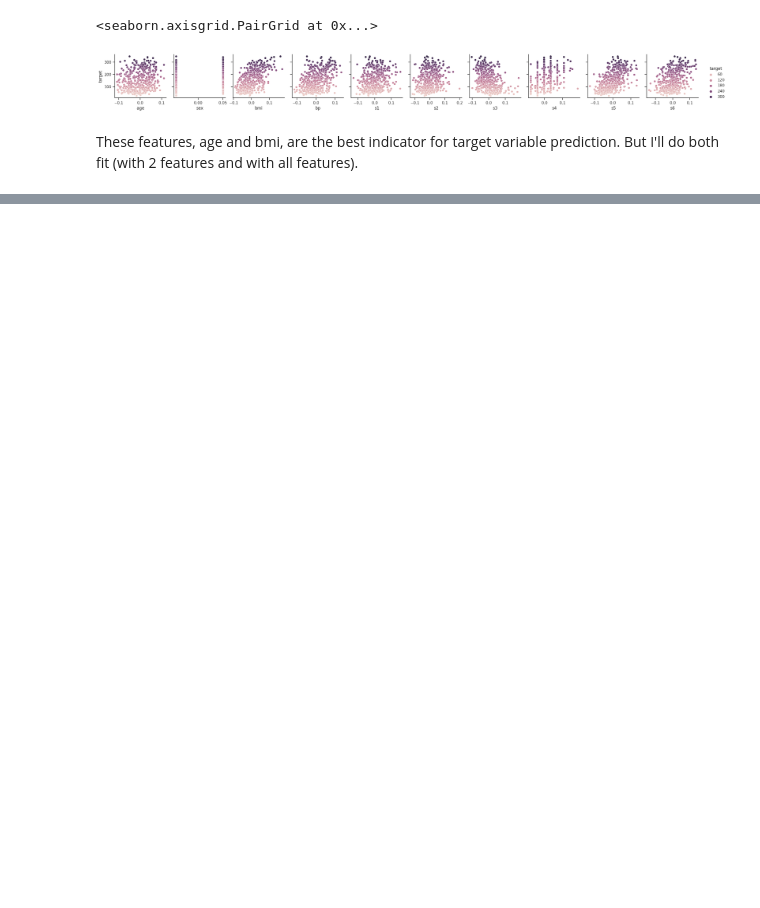
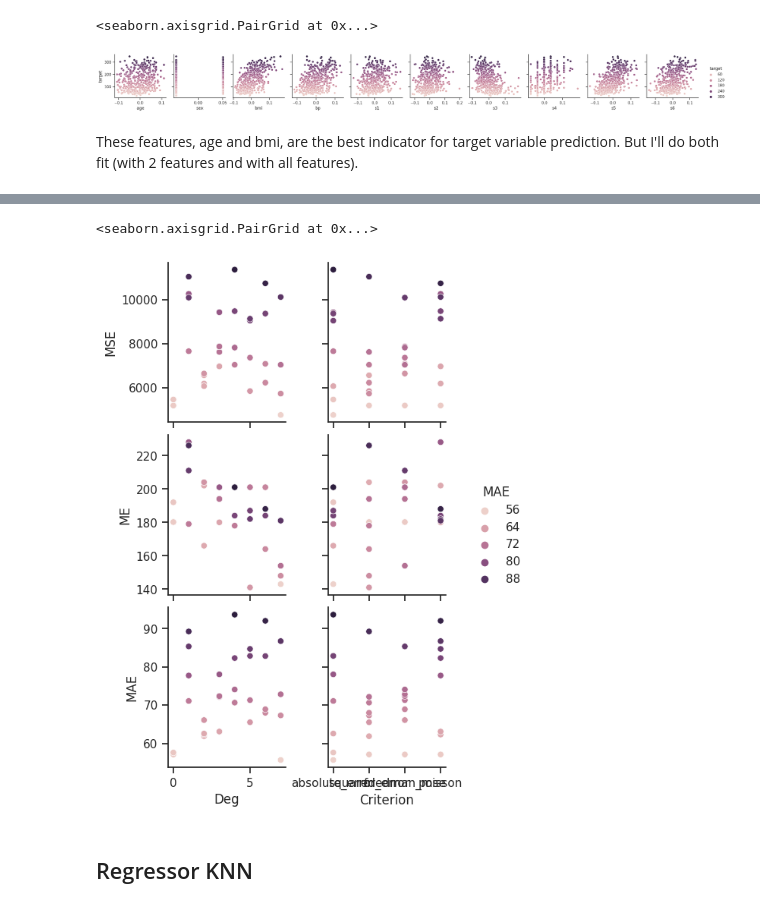
Before and after one commit to lorenzo-arcioni/master-ds, a Jupyter notebook: lezione_5/Approfondimenti/diabetes_analysis.ipynb, the cells around one changed output, grey strips where cells are left out. Cells and saved outputs as stored; diff of their text form; code cells hidden in the pictures; blank space fills up the shorter version.

```diff
--- a/lezione_5/Approfondimenti/diabetes_analysis.ipynb
+++ b/lezione_5/Approfondimenti/diabetes_analysis.ipynb
@@ -138,0 +146,34 @@ errors_deg.sort_values(['MSE', 'ME', 'MAE'])
+# %%
+from sklearn.metrics import mean_squared_error, mean_absolute_error, max_error
+from sklearn.preprocessing import PolynomialFeatures
+from sklearn.tree import DecisionTreeRegressor
+
+# Initialize the dictonary for error metrics
+parameter_errors = dict(dict())
+
+i = 0
+
+for deg in range(8):
+    for criterion in ['squared_error', 'friedman_mse', 'absolute_error', 'poisson']:
+        # crea le features polinomiali
+        poly = PolynomialFeatures(degree=deg)
+        x_poly = poly.fit_transform(X_train)
+
+        # esegue la regressione lineare
+        reg = DecisionTreeRegressor(criterion=criterion)
+        reg.fit(x_poly, y_train)
+
+        # Make a prediction
+        X_test_poly = poly.fit_transform(X_test)
+        y_pred = reg.predict(X_test_poly)
+
+        index = str(deg) + ' ' + criterion
+
+        parameter_errors[i] = {'MSE': mean_squared_error(y_test, y_pred),
+                               'ME':  max_error(y_test, y_pred),
+                               'MAE': mean_absolute_error(y_test, y_pred),
+                               'Criterion': criterion,
+                               'Deg': deg
+                            }
+        i += 1
+    print("Deg:", deg)
@@ -138,0 +189,4 @@ errors_deg.sort_values(['MSE', 'ME', 'MAE'])
+# %%
+errors_deg = pd.DataFrame(parameter_errors).T
+errors_deg.sort_values(['MAE', 'ME', 'MSE'], inplace=True)
+errors_deg.head(10)
@@ -138,0 +205,10 @@ errors_deg.sort_values(['MSE', 'ME', 'MAE'])
+# %%
+sns.set_theme(style="ticks")
+sns.pairplot(errors_deg, hue="MAE",
+             x_vars=['Deg', 'Criterion'],
+             y_vars=['MSE', 'ME', 'MAE'])
+# %% [output]
+<seaborn.axisgrid.PairGrid at 0x...>
+[figure, added]
+# %% [markdown]
+## Regressor KNN
```
Also changed, not shown: parts of 12 cells of this notebook.
